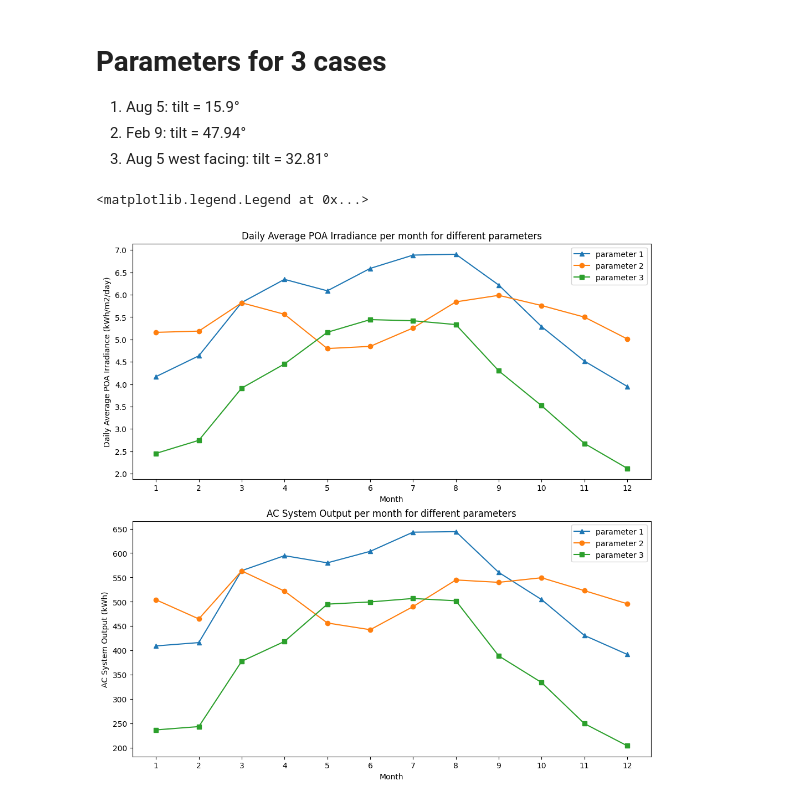
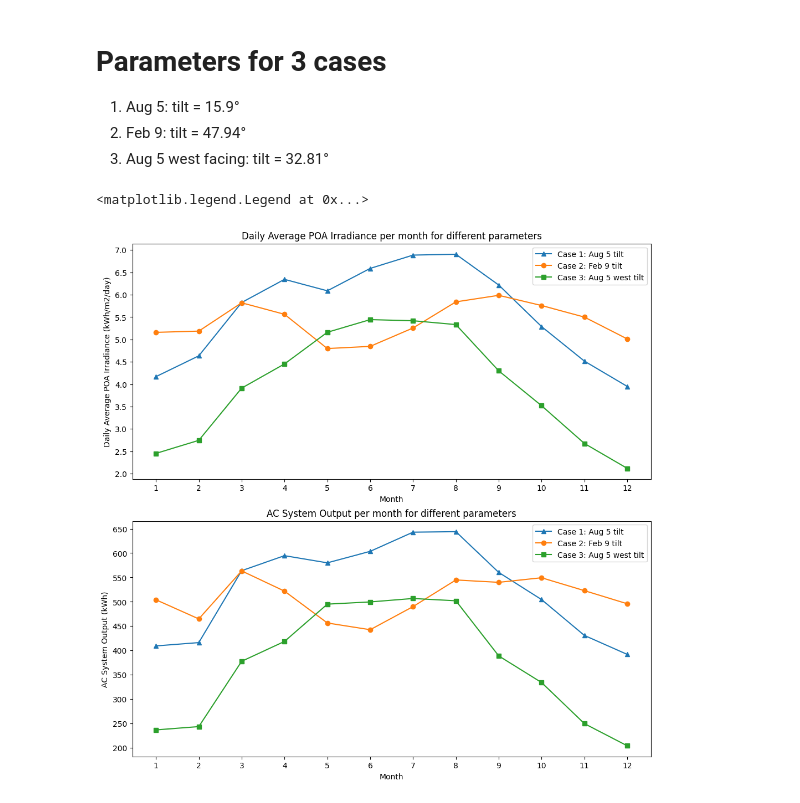
Before and after one commit to WeiLuya/mae119_code, a Jupyter notebook: hw1/MAE119_HW1.ipynb, the cells around one changed output. Drawn from its saved outputs; the diff is of its cells as text; code cells hidden in the pictures.

```diff
--- a/hw1/MAE119_HW1.ipynb
+++ b/hw1/MAE119_HW1.ipynb
@@ -89,39 +89,39 @@ def read_monthly_csv(file_path):
 # %%
 a1 = read_monthly_csv('pvwatts_monthly0805.csv')
 a2 = read_monthly_csv('pvwatts_monthly0209.csv')
 a3 = read_monthly_csv('pvwatts_monthly0805_west.csv')
 
 
 fig, (ax1, ax2) = plt.subplots(2, figsize=(10, 10), layout='constrained')
 
 # irradiance
-ax1.plot(a1[0], marker='^', label='parameter 1')
-ax1.plot(a2[0], marker='o', label='parameter 2')
-ax1.plot(a3[0], marker='s', label='parameter 3')
+ax1.plot(a1[0], marker='^', label='Case 1: Aug 5 tilt')
+ax1.plot(a2[0], marker='o', label='Case 2: Feb 9 tilt')
+ax1.plot(a3[0], marker='s', label='Case 3: Aug 5 west tilt')
 
 # group_bar_graph(ax, data=[a[0], b[0], c[0]], labels=['Aug 5', 'Feb 9', 'Aug 5 west'])
 ax1.set_title('Daily Average POA Irradiance per month for different parameters')
 ax1.set_yticks(np.arange(2, 7.5, 0.5))
 ax1.set_ylabel('Daily Average POA Irradiance (kWh/m2/day)')
 ax1.set_xticks(np.arange(12), np.arange(12)+1)
 ax1.set_xlabel('Month')
 ax1.legend()
 
 
 # AC output
-ax2.plot(a1[2], marker='^', label='parameter 1')
-ax2.plot(a2[2], marker='o', label='parameter 2')
-ax2.plot(a3[2], marker='s', label='parameter 3')
+ax2.plot(a1[2], marker='^', label='Case 1: Aug 5 tilt')
+ax2.plot(a2[2], marker='o', label='Case 2: Feb 9 tilt')
+ax2.plot(a3[2], marker='s', label='Case 3: Aug 5 west tilt')
 
 ax2.set_title('AC System Output per month for different parameters')
 ax2.set_yticks(np.arange(200, 700, 50))
 ax2.set_ylabel('AC System Output (kWh)')
 ax2.set_xticks(np.arange(12), np.arange(12)+1)
 ax2.set_xlabel('Month')
 ax2.legend()
 # %% [output]
 <matplotlib.legend.Legend at 0x...>
-[figure, old version]
+[figure, new version]
 # %%
 def read_hourly_csv(file_path, month, day):
     data_rows = []
```
Also changed, not shown: parts of 1 cell of this notebook.
